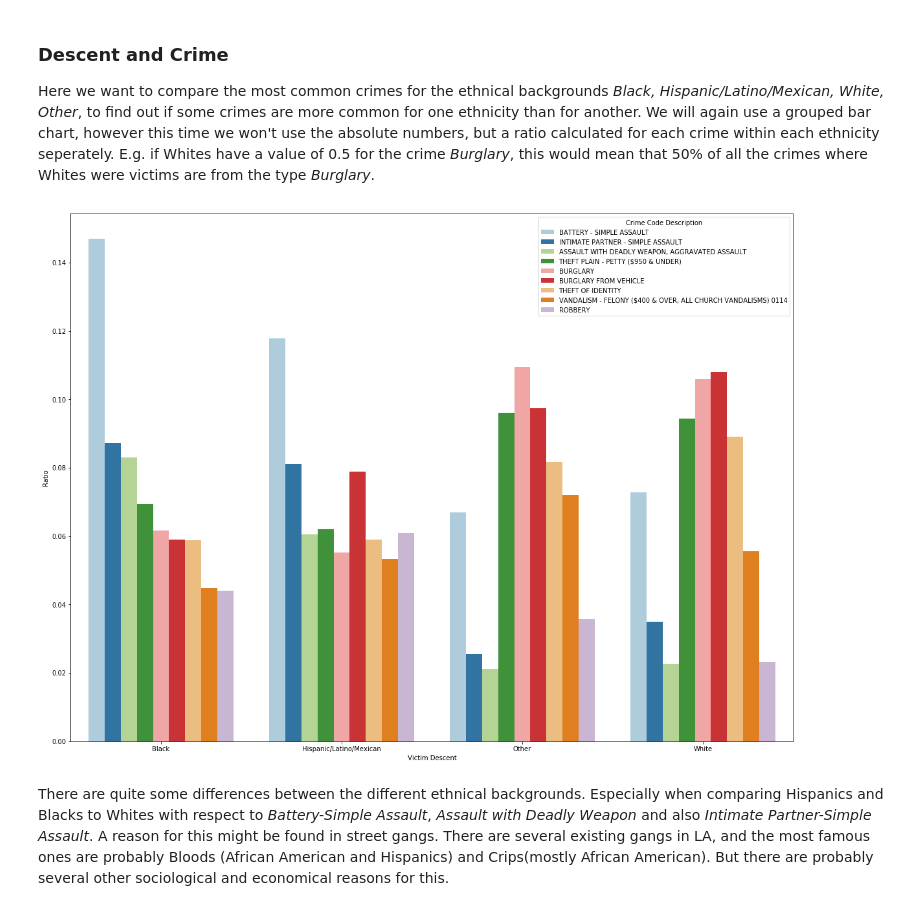
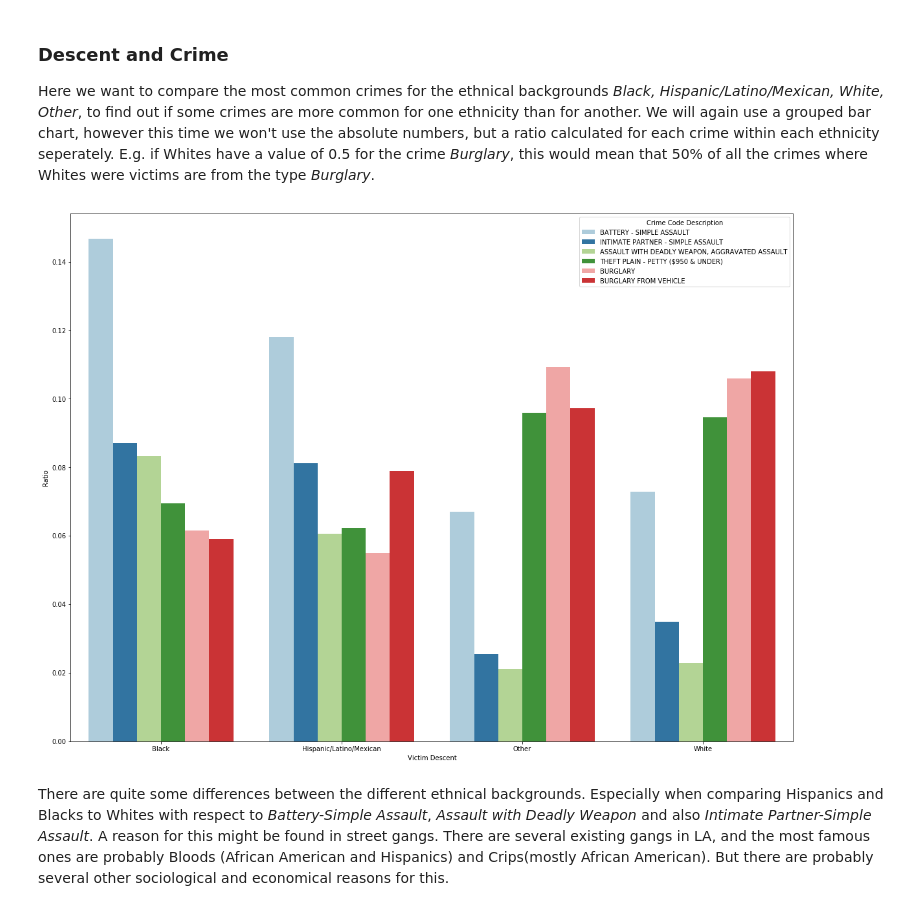
Before and after one commit to AlexUserForVA/VA_LACrimes, a Jupyter notebook: va_project_henkel_moser.ipynb, the cells around one changed output. Saved outputs shown, nothing was run; the diff lists cells and outputs as text; code cells hidden in the pictures.

```diff
--- a/va_project_henkel_moser.ipynb
+++ b/va_project_henkel_moser.ipynb
@@ -40,2 +37,12 @@ crimes = pd.read_pickle('cleaned_crime_dump')
+# %%
+# load the dataset
+crimes0 = pd.read_csv('crime_data-000.csv')
+crimes1 = pd.read_csv('crime_data-001.csv')
+crimes2 = pd.read_csv('crime_data-002.csv')
+crimes3 = pd.read_csv('crime_data-003.csv')
+crimes4 = pd.read_csv('crime_data-004.csv')
+crimes5 = pd.read_csv('crime_data-005.csv')
+crimes = pd.concat([crimes0, crimes1, crimes2, crimes3, crimes4, crimes5])
+crimes = crimes.reset_index()
 # %% [markdown]
 ### Data cleaning, formatting, and dimensionality reduction
@@ -42,5 +51,5 @@ crimes = pd.read_pickle('cleaned_crime_dump')
 # %%
-# # Remove unused columns
+# Remove unused columns
 crimes.drop(['Reporting District','Crime Code 1', 'Crime Code 2', 'Crime Code 3',
              'Crime Code 4', 'Address', 'Cross Street'], axis=1, inplace=True)
 
@@ -78,11 +87,9 @@ crimes.drop(crimes[crimes['Premise Description'].isnull()].index, inplace=True)
 
 #convert date columns to date type (this takes a while)
 crimes['Date Occurred'] = pd.to_datetime(crimes['Date Occurred'])
-crimes['Date Reported'] = pd.to_datetime(crimes['Date Reported'])
 
 # drop crimes that happend or where reported in 2018
 crimes.drop(crimes[crimes['Date Occurred'].dt.year==2018].index, inplace=True)
-crimes.drop(crimes[crimes['Date Reported'].dt.year==2018].index, inplace=True)
 
 # Transform location column into two columns longitude and latitude. Location will be removed later on
 locations = crimes['Location '].str.replace('(', '')
@@ -603,25 +610,25 @@ E.g. if Whites have a value of 0.5 for the crime *Burglary*, this would mean tha
 # %%
 crimes_descent = pd.DataFrame({'Crime Incidents':crimes[crimes['Victim Descent']!='Not Given'].groupby(['Victim Descent','Crime Code Description']).size()}).reset_index()
 
-crimes_descent = crime_descent.sort_values(by=['Victim Descent','Crime Incidents'], ascending=[True,False])
+descent = ['H', 'B', 'W', 'O']
+crimes_descent = crimes_descent.sort_values(by=['Victim Descent','Crime Incidents'], ascending=[True,False])
 crime_list = crimes_descent[crimes_descent['Victim Descent'].isin(descent)].groupby('Victim Descent').head(3)['Crime Code Description'].unique()
 
 total_incidents = crimes_descent.groupby('Victim Descent')['Crime Incidents'].sum()
 crimes_descent['Ratio']=crimes_descent.apply(lambda x: x['Crime Incidents']/total_incidents[x['Victim Descent']], axis=1)
 
-descent = ['H', 'B', 'W', 'O']
 
 # color palette from color brewer http://colorbrewer2.org/
 color_palette = ['#a6cee3','#1f78b4','#b2df8a','#33a02c','#fb9a99','#e31a1c','#fdbf6f','#ff7f00','#cab2d6','#6a3d9a','#ffff99','#b15928']
 
 
 plt.figure(figsize=(20, 15))
 ax = sns.barplot( x='Victim Descent', y='Ratio', hue='Crime Code Description',
             data=crimes_descent[crimes_descent['Crime Code Description'].isin(crime_list)&(crimes_descent['Victim Descent'].isin(descent))], palette=color_palette)
 
 ax.set_xticklabels(['Black','Hispanic/Latino/Mexican','Other','White']);
 # %% [output]
-[figure, old version]
+[figure, new version]
 # %% [markdown]
 There are quite some differences between the different ethnical backgrounds. Especially when comparing Hispanics and Blacks to Whites with respect to *Battery-Simple Assault*, *Assault with Deadly Weapon* and also *Intimate Partner-Simple Assault*. A reason for this might be found in street gangs. There are several existing gangs in LA, and the most famous ones are probably Bloods (African American and Hispanics) and Crips(mostly African American). But there are probably several other sociological and economical reasons for this.
 # %% [markdown]
```
Also changed, not shown: parts of 18 cells of this notebook, 1 other file.
